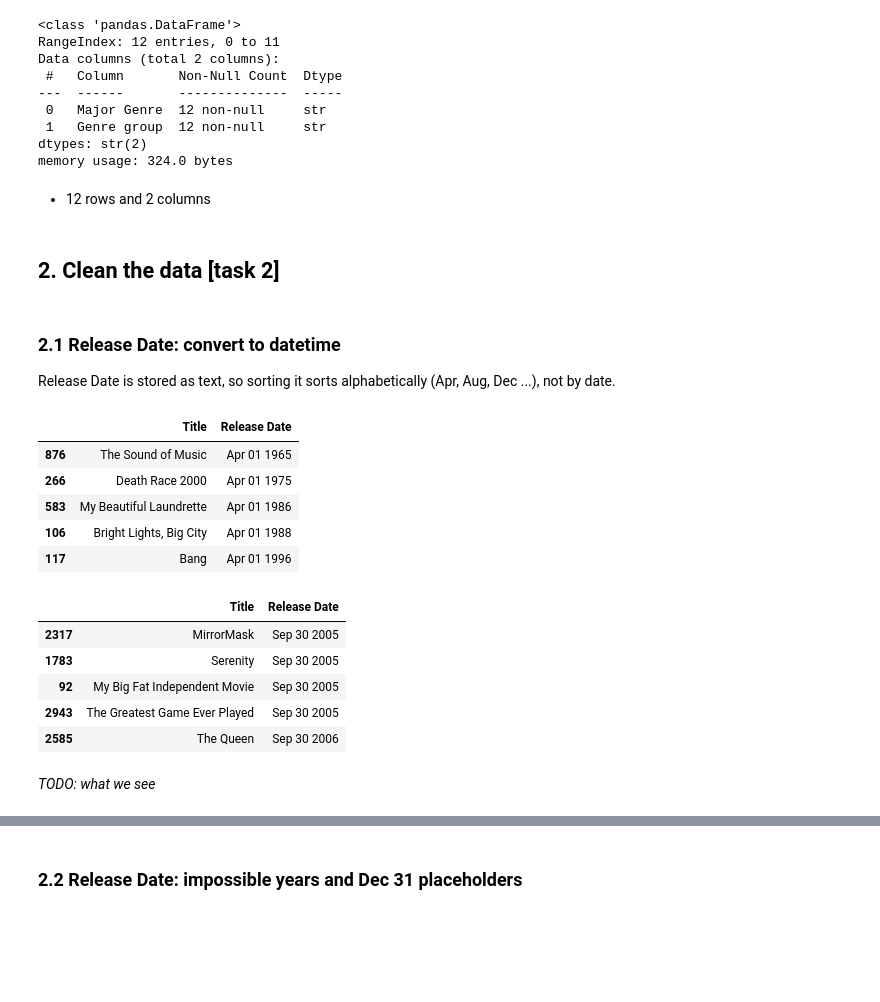
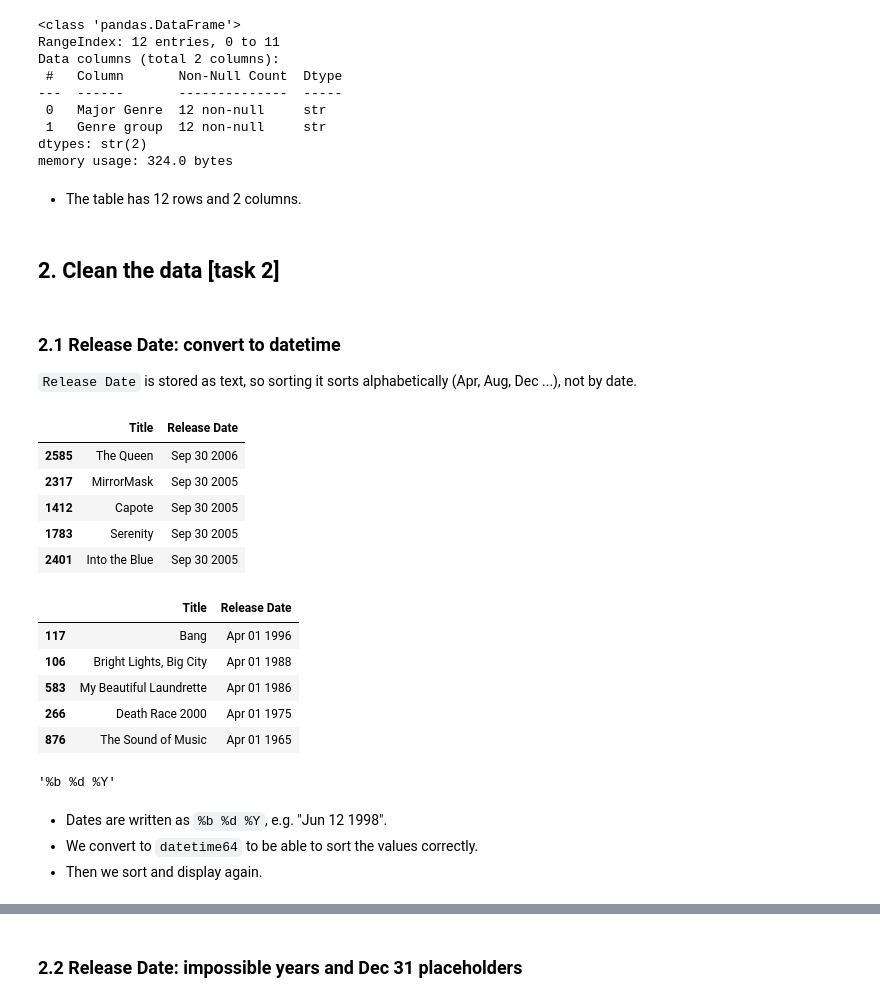
Before and after one commit to bomarcus/Lexicon_Python_2026, a Jupyter notebook: 05. Data Analysis & Visualisation/Project/movies_project.ipynb, the cells around one changed output, grey strips where cells are left out. Drawn from its saved outputs; the diff is of its cells as text; code cells hidden in the pictures; blank space fills up the shorter version.

```diff
--- a/05. Data Analysis & Visualisation/Project/movies_project.ipynb
+++ b/05. Data Analysis & Visualisation/Project/movies_project.ipynb
@@ -30,12 +30,17 @@ import matplotlib.pyplot as plt
 
 from pandas.tseries.api import guess_datetime_format
 
+from matplotlib.ticker import MultipleLocator
+
 # data
 movies_source = pd.read_csv("data/movies/movies.csv")
 genres_source = pd.read_csv("data/movies/genre_groups.csv")
 movies = movies_source.copy()
 genres = genres_source.copy()
 
+# display settings: plain numbers with thousands separators
+pd.set_option("display.float_format", "{:,.1f}".format)
+
 # seaborn settings
 sns.set_theme(style="whitegrid")
 # %% [markdown]
@@ -168,27 +168,34 @@ Data columns (total 2 columns):
 dtypes: str(2)
 memory usage: 324.0 bytes
 # %% [markdown]
-- 12 rows and 2 columns
+- The table has 12 rows and 2 columns.
 # %% [markdown]
 ## 2. Clean the data  [task 2]
 # %% [markdown]
 ### 2.1 Release Date: convert to datetime
-Release Date is stored as text, so sorting it sorts alphabetically (Apr, Aug, Dec ...), not by date.
+`Release Date` is stored as text, so sorting it sorts alphabetically (Apr, Aug, Dec ...), not by date.
 # %%
-display(movies.sort_values("Release Date")[["Title", "Release Date"]].head())
-display(movies.sort_values("Release Date")[["Title", "Release Date"]].tail())
+by_date = movies.sort_values("Release Date", ascending=False)[["Title", "Release Date"]]
+display(by_date.head())  # newest
+display(by_date.tail())  # oldest
 # %% [output]
 |  | Title | Release Date |
-| 876 | The Sound of Music | Apr 01 1965 |
-| 266 | Death Race 2000 | Apr 01 1975 |
-| 583 | My Beautiful Laundrette | Apr 01 1986 |
-| 106 | Bright Lights, Big City | Apr 01 1988 |
-| 117 | Bang | Apr 01 1996 |
+| 2585 | The Queen | Sep 30 2006 |
+| 2317 | MirrorMask | Sep 30 2005 |
+| 1412 | Capote | Sep 30 2005 |
+| 1783 | Serenity | Sep 30 2005 |
+| 2401 | Into the Blue | Sep 30 2005 |
 |  | Title | Release Date |
-| 2317 | MirrorMask | Sep 30 2005 |
-| 1783 | Serenity | Sep 30 2005 |
-| 92 | My Big Fat Independent Movie | Sep 30 2005 |
-| 2943 | The Greatest Game Ever Played | Sep 30 2005 |
-| 2585 | The Queen | Sep 30 2006 |
+| 117 | Bang | Apr 01 1996 |
+| 106 | Bright Lights, Big City | Apr 01 1988 |
+| 583 | My Beautiful Laundrette | Apr 01 1986 |
+| 266 | Death Race 2000 | Apr 01 1975 |
+| 876 | The Sound of Music | Apr 01 1965 |
-# %% [markdown]
-*TODO: what we see*
+# %%
+guess_datetime_format(movies["Release Date"].iloc[0])
+# %% [output]
+'%b %d %Y'
+# %% [markdown]
+- Dates are written as `%b %d %Y`, e.g. "Jun 12 1998".
+- We convert to `datetime64` to be able to sort the values correctly.
+- Then we sort and display again.
```
Also changed, not shown: parts of 40 cells of this notebook.
